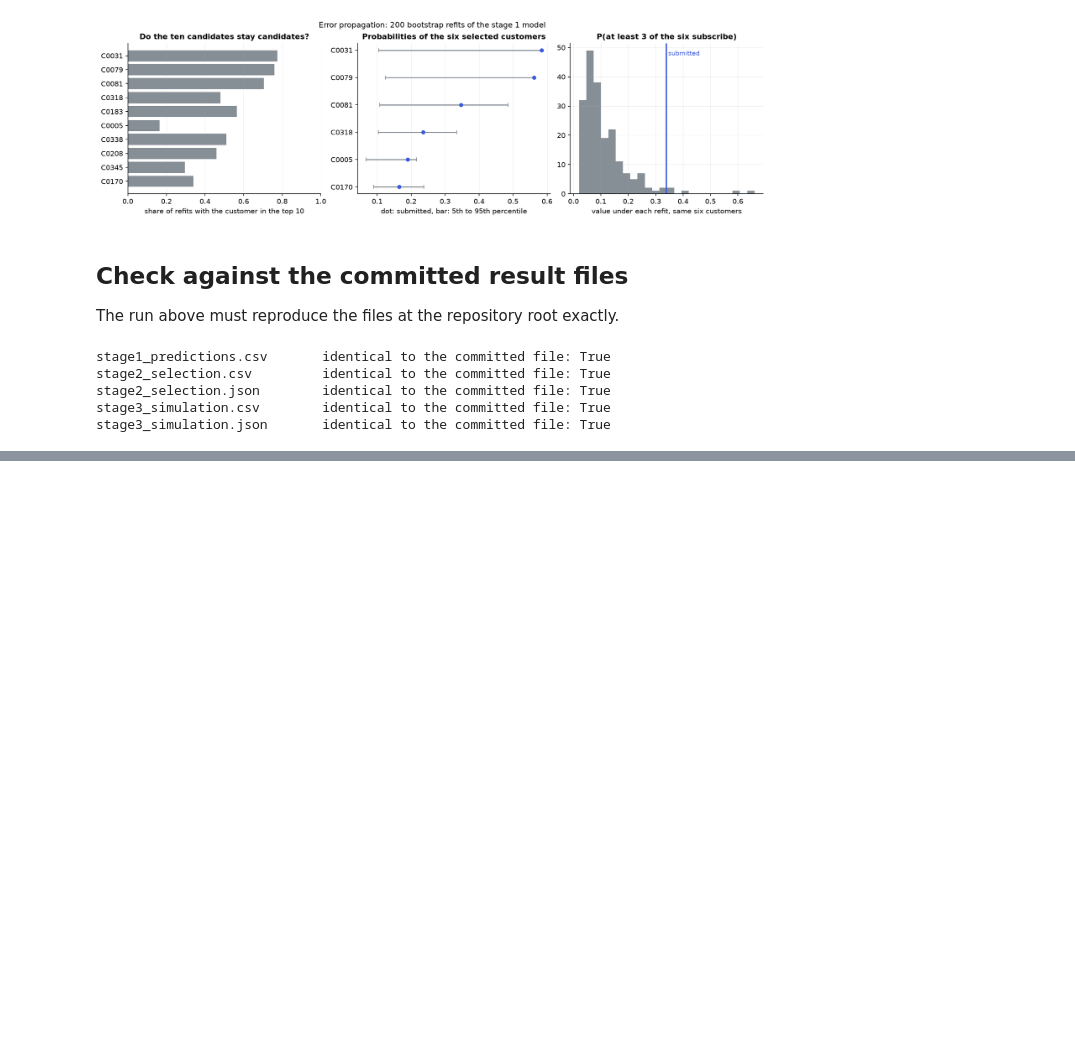
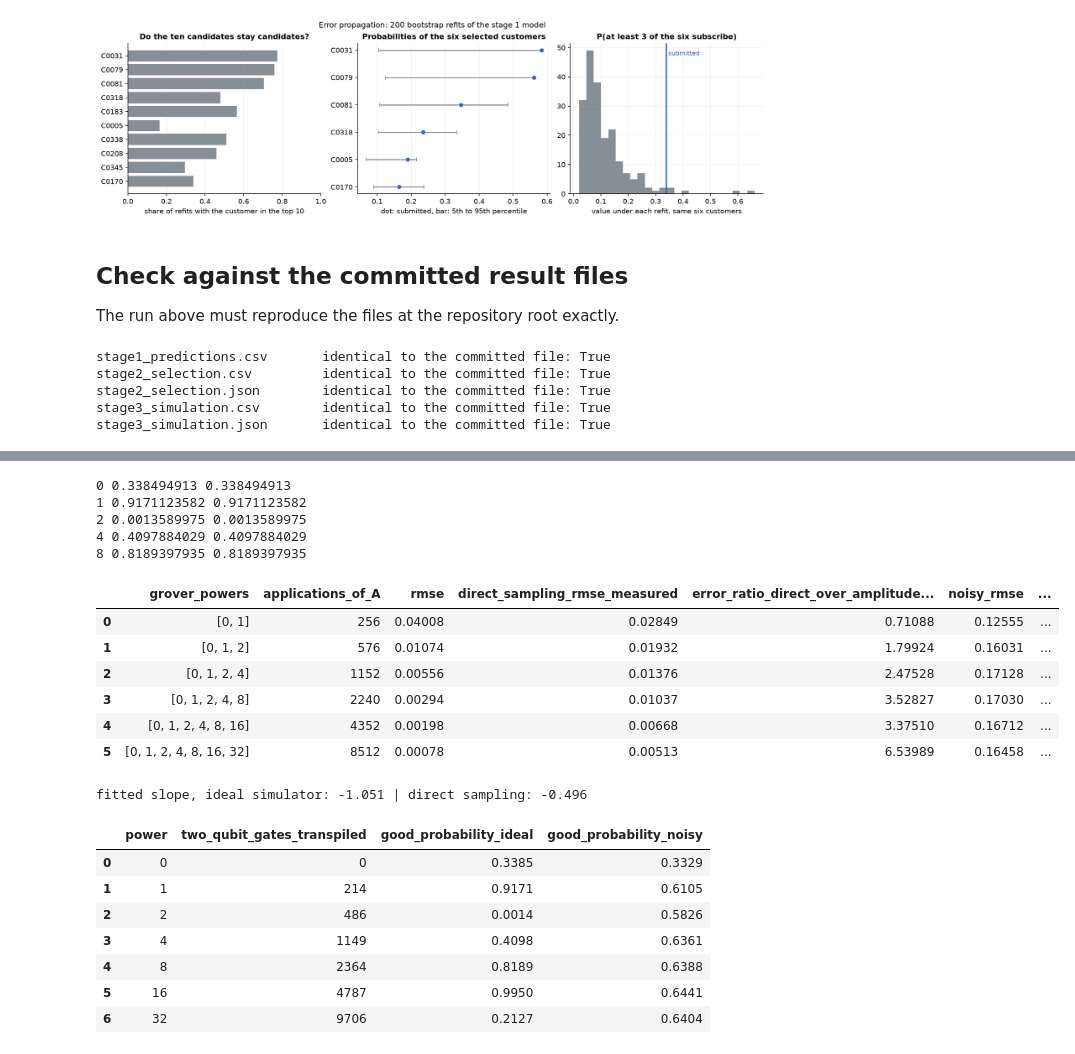
Before and after one commit to sidharth-n/quantum-campaign-targeting, a Jupyter notebook: notebooks/walkthrough.ipynb, the cells around one changed output, grey strips where cells are left out. Drawn from its saved outputs; the diff is of its cells as text; code cells hidden in the pictures; blank space fills up the shorter version.

```diff
--- a/notebooks/walkthrough.ipynb
+++ b/notebooks/walkthrough.ipynb
@@ -314,0 +338,8 @@ stage3_simulation.json       identical to the committed file: True
+# %%
+given = run_extensions.inputs(ROOT)
+print(correlated.correlated_circuit(given["probabilities"], 0.3, config.FACTOR_QUBITS).draw(fold=120))
+rows = [{"rho": s["rho"], "P(at least 3) exact": s["exact"], "circuit, state vector": s["statevector"],
+         "circuit, sampled": s["sampled"]["estimate"], "P(none or one)": s["probability_none_or_one"],
+         "P(loss)": s["revenue"]["probability_of_loss"], "expected net value": s["revenue"]["expected_net_value"],
+         "sd of net value": s["revenue"]["standard_deviation"]} for s in ext["correlated"]["scenarios"]]
+display(pd.DataFrame(rows).round(4))
@@ -314,0 +374,31 @@ stage3_simulation.json       identical to the committed file: True
+# %%
+p6, exact6 = given["probabilities"], ext["amplitude"]["exact"]
+for k in (0, 1, 2, 4, 8):
+    print(k, round(amplitude.good_probability_statevector(p6, 3, k), 10), round(amplitude.good_probability_theory(exact6, k), 10))
+display(pd.DataFrame(ext["amplitude"]["schedules"])[["grover_powers", "applications_of_A", "rmse", "direct_sampling_rmse_measured",
+        "error_ratio_direct_over_amplitude_estimation", "noisy_rmse", "noisy_direct_sampling_rmse_measured"]].round(5))
+print("fitted slope, ideal simulator:", round(ext["amplitude"]["fitted_slope_log_rmse_vs_log_cost"], 3),
+      "| direct sampling:", round(ext["amplitude"]["fitted_slope_direct_sampling_measured"], 3))
+display(pd.DataFrame(ext["amplitude"]["noisy"])[["power", "two_qubit_gates_transpiled", "good_probability_ideal", "good_probability_noisy"]].round(4))
+# %% [output]
+0 0.338494913 0.338494913
+1 0.9171123582 0.9171123582
+2 0.0013589975 0.0013589975
+4 0.4097884029 0.4097884029
+8 0.8189397935 0.8189397935
+|  | grover_powers | applications_of_A | rmse | direct_sampling_rmse_measured | error_ratio_direct_over_amplitude... | noisy_rmse | ... |
+| 0 | [0, 1] | 256 | 0.04008 | 0.02849 | 0.71088 | 0.12555 | ... |
+| 1 | [0, 1, 2] | 576 | 0.01074 | 0.01932 | 1.79924 | 0.16031 | ... |
+| 2 | [0, 1, 2, 4] | 1152 | 0.00556 | 0.01376 | 2.47528 | 0.17128 | ... |
+| 3 | [0, 1, 2, 4, 8] | 2240 | 0.00294 | 0.01037 | 3.52827 | 0.17030 | ... |
+| 4 | [0, 1, 2, 4, 8, 16] | 4352 | 0.00198 | 0.00668 | 3.37510 | 0.16712 | ... |
+| 5 | [0, 1, 2, 4, 8, 16, 32] | 8512 | 0.00078 | 0.00513 | 6.53989 | 0.16458 | ... |
+fitted slope, ideal simulator: -1.051 | direct sampling: -0.496
+|  | power | two_qubit_gates_transpiled | good_probability_ideal | good_probability_noisy |
+| 0 | 0 | 0 | 0.3385 | 0.3329 |
+| 1 | 1 | 214 | 0.9171 | 0.6105 |
+| 2 | 2 | 486 | 0.0014 | 0.5826 |
+| 3 | 4 | 1149 | 0.4098 | 0.6361 |
+| 4 | 8 | 2364 | 0.8189 | 0.6388 |
+| 5 | 16 | 4787 | 0.9950 | 0.6441 |
+| 6 | 32 | 9706 | 0.2127 | 0.6404 |
```
Also changed, not shown: parts of 8 cells of this notebook, 23 other files.
